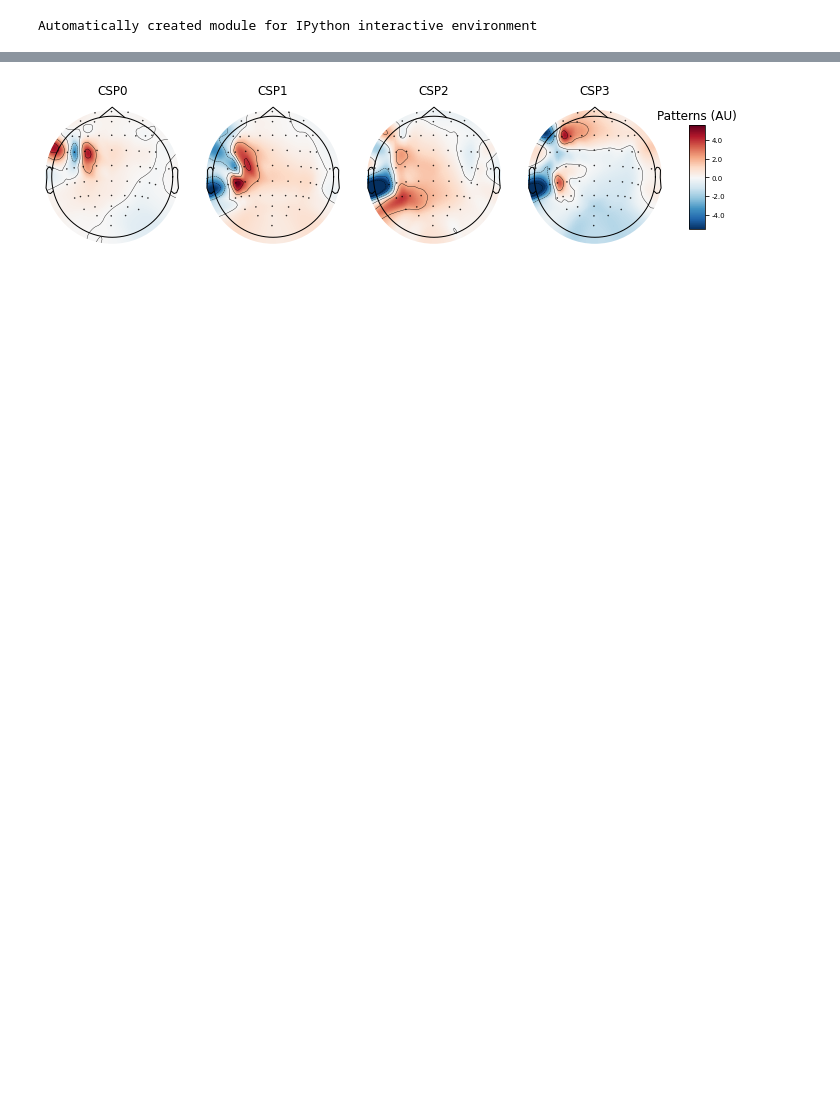
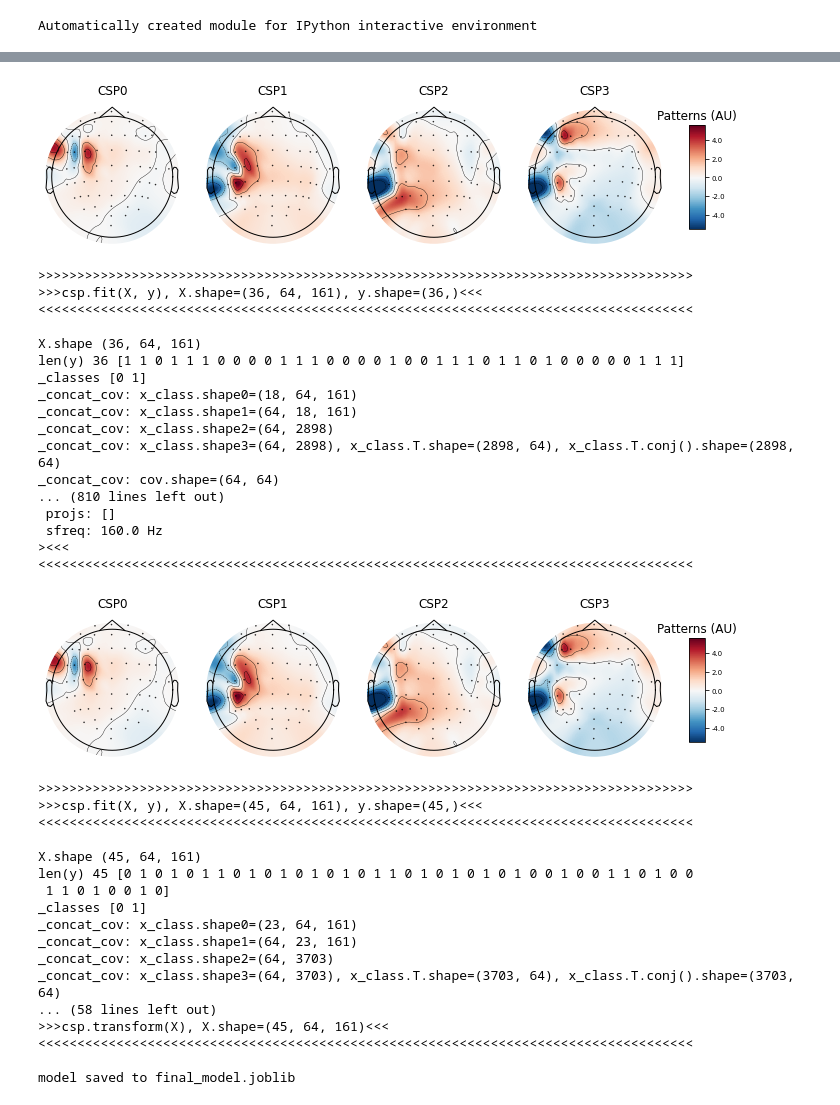
Before and after one commit to seongcho1/mnetest, a Jupyter notebook: pynb/eegbci_training+predict06.ipynb, the cells around one changed output, grey strips where cells are left out. Cells and saved outputs as stored; diff of their text form; code cells hidden in the pictures; blank space fills up the shorter version.

```diff
--- a/pynb/eegbci_training+predict06.ipynb
+++ b/pynb/eegbci_training+predict06.ipynb
@@ -143,7 +143,7 @@ import copy as cp
 from sklearn.base import BaseEstimator, TransformerMixin
 
 # https://towardsdatascience.com/customizing-sklearn-pipelines-transformermixin-a54341d8d624
-class CSPTEST2(TransformerMixin, BaseEstimator):
+class FT_CSP(TransformerMixin, BaseEstimator):
     """M/EEG signal decomposition using the Common Spatial Patterns (CSP).
     This class can be used as a supervised decomposition to estimate spatial
     filters for feature extraction. CSP in the context of EEG was first
@@ -554,7 +554,7 @@ def training():
 
     # Assemble a classifier
     lda_shrinkage = LDA(solver='lsqr', shrinkage='auto')
-    csp = CSPTEST2()
+    csp = FT_CSP()
     #csp = CSP(n_components=4, reg=None, log=True, norm_trace=False)
 
     # csp.plot_patterns(epochs.info, ch_type='eeg', units='Patterns (AU)', size=1.5)
@@ -565,11 +565,7 @@ def training():
     csp.fit_transform(epochs_data, labels)
     csp.plot_patterns(epochs.info, ch_type='eeg', units='Patterns (AU)', size=1.5)
 
-
-
-    return
-
-
+    #return
 
     # Use scikit-learn Pipeline with cross_val_score function
     clf = Pipeline([('CSP', csp), ('LDA', lda_shrinkage)])
@@ -649,33 +645,68 @@ Not setting metadata
 45 matching events found
 No baseline correction applied
 0 projection items activated
 Using data from preloaded Raw for 45 events and 801 original time points ...
 0 bad epochs dropped
 epochs_data.shape=(45, 64, 801)
 ... (90 lines left out)
  projs: []
  sfreq: 160.0 Hz
 ><<<
 <<<<<<<<<<<<<<<<<<<<<<<<<<<<<<<<<<<<<<<<<<<<<<<<<<<<<<<<<<<<<<<<<<<<<<<<<<<<<<<<<<<<
 [figure]
 X=epochs_data, y=labels
 
 >>>>>>>>>>>>>>>>>>>>>>>>>>>>>>>>>>>>>>>>>>>>>>>>>>>>>>>>>>>>>>>>>>>>>>>>>>>>>>>>>>>>
 >>>csp.fit(X, y), X.shape=(45, 64, 801), y.shape=(45,)<<<
 <<<<<<<<<<<<<<<<<<<<<<<<<<<<<<<<<<<<<<<<<<<<<<<<<<<<<<<<<<<<<<<<<<<<<<<<<<<<<<<<<<<<
 
 X.shape (45, 64, 801)
 len(y) 45 [0 1 0 1 0 1 1 0 1 0 1 0 1 0 1 0 1 1 0 1 0 1 0 1 0 1 0 0 1 0 0 1 1 0 1 0 0
  1 1 0 1 0 0 1 0]
 _classes [0 1]
 _concat_cov: x_class.shape0=(23, 64, 801)
 _concat_cov: x_class.shape1=(64, 23, 801)
 ... (77 lines left out)
  projs: []
  sfreq: 160.0 Hz
 ><<<
 <<<<<<<<<<<<<<<<<<<<<<<<<<<<<<<<<<<<<<<<<<<<<<<<<<<<<<<<<<<<<<<<<<<<<<<<<<<<<<<<<<<<
 [figure]
+>>>>>>>>>>>>>>>>>>>>>>>>>>>>>>>>>>>>>>>>>>>>>>>>>>>>>>>>>>>>>>>>>>>>>>>>>>>>>>>>>>>>
+>>>csp.fit(X, y), X.shape=(36, 64, 161), y.shape=(36,)<<<
+<<<<<<<<<<<<<<<<<<<<<<<<<<<<<<<<<<<<<<<<<<<<<<<<<<<<<<<<<<<<<<<<<<<<<<<<<<<<<<<<<<<<
+
+X.shape (36, 64, 161)
+len(y) 36 [1 1 0 1 1 1 0 0 0 0 1 1 1 0 0 0 0 1 0 0 1 1 1 0 1 1 0 1 0 0 0 0 0 1 1 1]
+_classes [0 1]
+_concat_cov: x_class.shape0=(18, 64, 161)
+_concat_cov: x_class.shape1=(64, 18, 161)
+_concat_cov: x_class.shape2=(64, 2898)
+_concat_cov: x_class.shape3=(64, 2898), x_class.T.shape=(2898, 64), x_class.T.conj().shape=(2898, 64)
+_concat_cov: cov.shape=(64, 64)
+... (810 lines left out)
+ projs: []
+ sfreq: 160.0 Hz
+><<<
+<<<<<<<<<<<<<<<<<<<<<<<<<<<<<<<<<<<<<<<<<<<<<<<<<<<<<<<<<<<<<<<<<<<<<<<<<<<<<<<<<<<<
+[figure, added]
+>>>>>>>>>>>>>>>>>>>>>>>>>>>>>>>>>>>>>>>>>>>>>>>>>>>>>>>>>>>>>>>>>>>>>>>>>>>>>>>>>>>>
+>>>csp.fit(X, y), X.shape=(45, 64, 161), y.shape=(45,)<<<
+<<<<<<<<<<<<<<<<<<<<<<<<<<<<<<<<<<<<<<<<<<<<<<<<<<<<<<<<<<<<<<<<<<<<<<<<<<<<<<<<<<<<
+
+X.shape (45, 64, 161)
+len(y) 45 [0 1 0 1 0 1 1 0 1 0 1 0 1 0 1 0 1 1 0 1 0 1 0 1 0 1 0 0 1 0 0 1 1 0 1 0 0
+ 1 1 0 1 0 0 1 0]
+_classes [0 1]
+_concat_cov: x_class.shape0=(23, 64, 161)
+_concat_cov: x_class.shape1=(64, 23, 161)
+_concat_cov: x_class.shape2=(64, 3703)
+_concat_cov: x_class.shape3=(64, 3703), x_class.T.shape=(3703, 64), x_class.T.conj().shape=(3703, 64)
+... (58 lines left out)
+>>>csp.transform(X), X.shape=(45, 64, 161)<<<
+<<<<<<<<<<<<<<<<<<<<<<<<<<<<<<<<<<<<<<<<<<<<<<<<<<<<<<<<<<<<<<<<<<<<<<<<<<<<<<<<<<<<
+
+model saved to final_model.joblib
 # %%
 PREDICT_MODEL = "final_model.joblib"
 SUBJECTS = [1]
```
Also changed, not shown: parts of 5 cells of this notebook.
